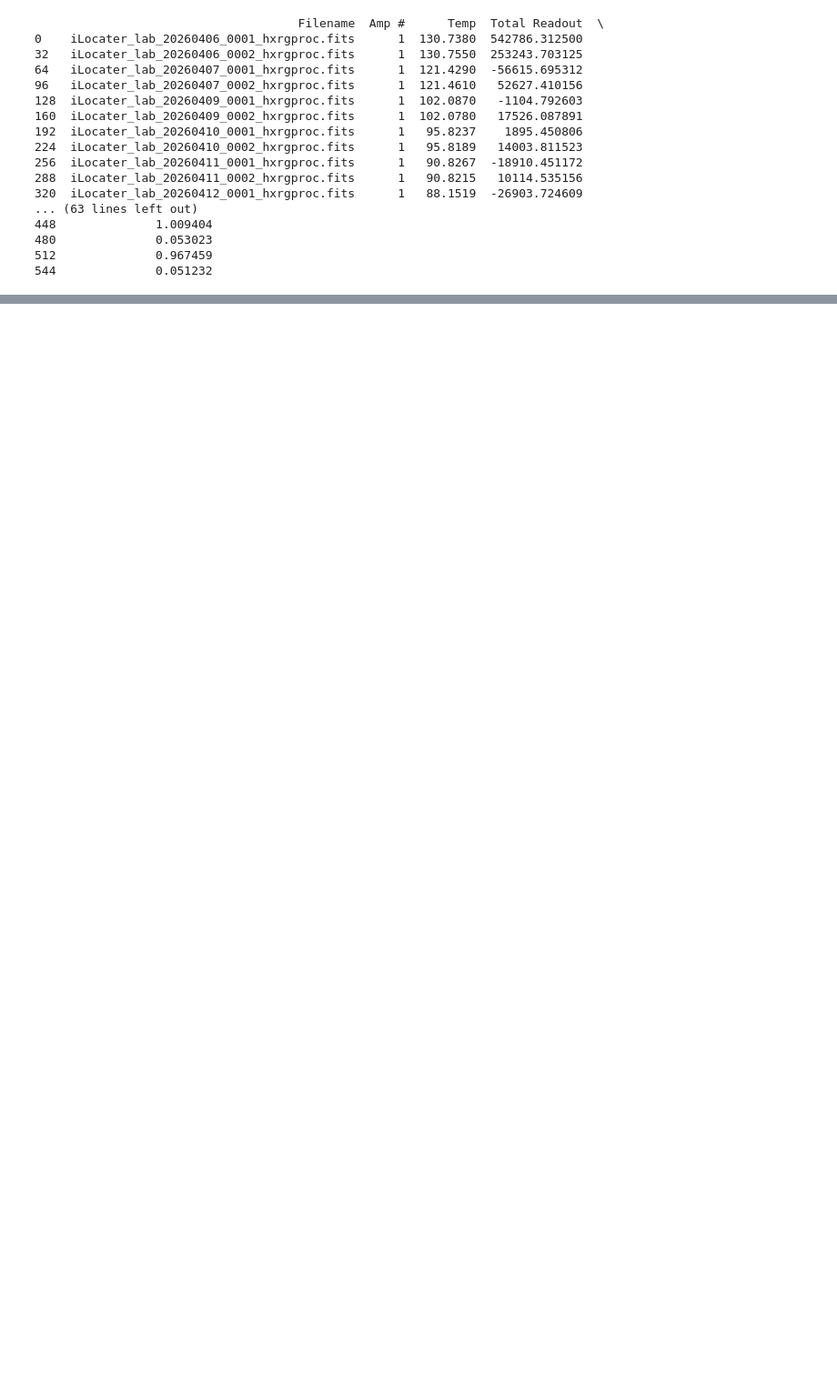
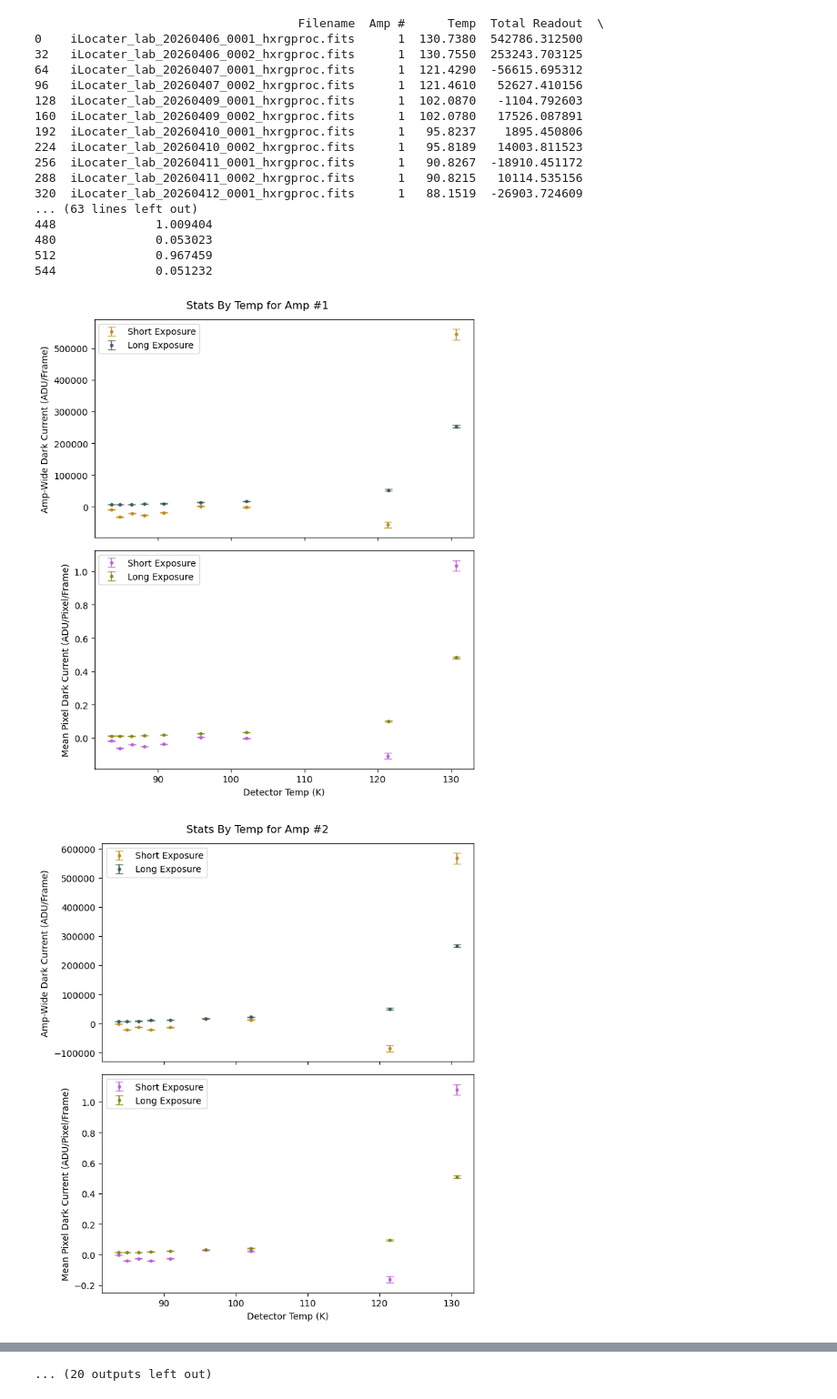
Before and after one commit to BobbyKostko/SURP2026, a Jupyter notebook: DC_per_amp_sweep.ipynb, the cells around one changed output, grey strips where cells are left out. Shown at 91% size. Saved outputs shown, nothing was run; the diff lists cells and outputs as text; code cells hidden in the pictures; blank space fills up the shorter version.

Commit message:
Added plotting functionality by amp in DC_per_amp_sweep notebook. Now plots and shows stats vs temperature once for every amp in the detector. Doesn't yet save plots in a folder (next time)

```diff
--- a/DC_per_amp_sweep.ipynb
+++ b/DC_per_amp_sweep.ipynb
@@ -44,7 +43,7 @@ def process_amps(filenames, temps):
         sections = np.split(data, 32, axis=1)
 
         #calculate summary stats for each amplifier
-        for i, amp in enumerate[Any](sections):
+        for i, amp in enumerate(sections):
             n = np.size(amp)
             total = np.sum(amp)
             mean = np.mean(amp)
@@ -86,3 +85,43 @@ print(df[df["Amp #"] == 1])
 480              0.053023
 512              0.967459
 544              0.051232
+# %%
+even = np.arange(len(filenames)) % 2 == 0
+odd = ~even
+def plot_amp_vs_temp(amp_df, amp, even=even, odd=odd):
+    t = amp_df["Temp"].to_numpy()
+    y1 = amp_df["Total Readout"].to_numpy()
+    y1err = amp_df["Total Readout Uncertainty"].to_numpy()
+    y2 = amp_df["Mean Readout (Per Pixel)"].to_numpy()
+    y2err = amp_df["Standard Error in the Pixel Mean"].to_numpy()
+
+    fig, axes = plt.subplots(2, 1, sharex=True, figsize=(7,8))
+    fig.suptitle(f"Stats By Temp for Amp #{amp}")
+
+    #plot total readout data for short exposures (even) and long exposures (odd)
+    axes[0].errorbar(t[even], y1[even], y1err[even],
+    c="darkgoldenrod", fmt="o", capsize=4, markersize=3, alpha=0.75, label="Short Exposure")
+    axes[0].errorbar(t[odd], y1[odd], y1err[odd],
+    c="darkslategrey", fmt="o", capsize=4, markersize=3, alpha=0.75, label="Long Exposure")
+    axes[0].set_ylabel("Amp-Wide Dark Current (ADU/Frame)")
+    axes[0].legend()
+
+    #plot mean pixel readout, even and odd distinction is the same
+    axes[1].errorbar(t[even], y2[even], y2err[even],
+    c="mediumorchid", fmt="o", capsize=4, markersize=3, alpha=0.75, label="Short Exposure")
+    axes[1].errorbar(t[odd], y2[odd], y2err[odd],
+    c="olive", fmt="o", capsize=4, markersize=3, alpha=0.75, label="Long Exposure")
+    axes[1].set_ylabel("Mean Pixel Dark Current (ADU/Pixel/Frame)")
+    axes[1].set_xlabel("Detector Temp (K)")
+    axes[1].legend()
+
+    #display subplots
+    plt.tight_layout()
+    plt.show()
+# %%
+#generate plots for all 32 amps
+for amp in range (1,33):
+    plot_amp_vs_temp(df[df["Amp #"] == amp], amp, even, odd)
+# %% [output]
+[figure, added]
+[figure, added]
@@ -88,0 +138 @@ print(df[df["Amp #"] == 1])
+... (20 outputs left out)
```
Also changed, not shown: parts of 2 cells of this notebook.
